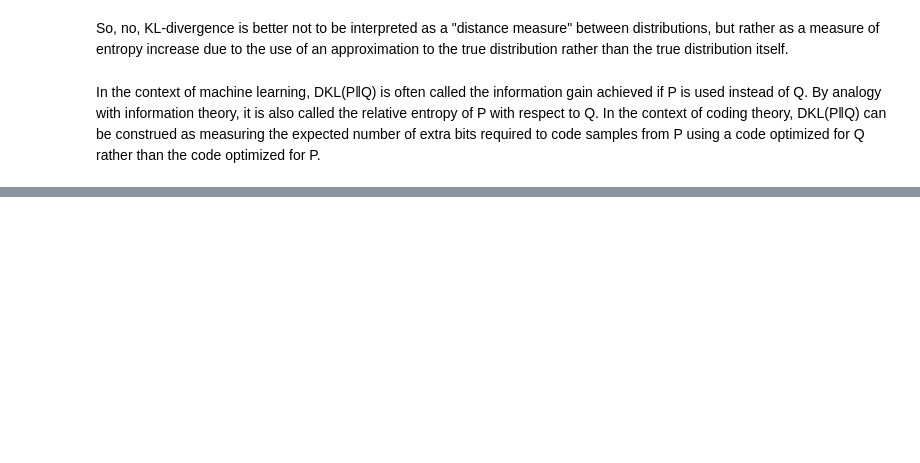
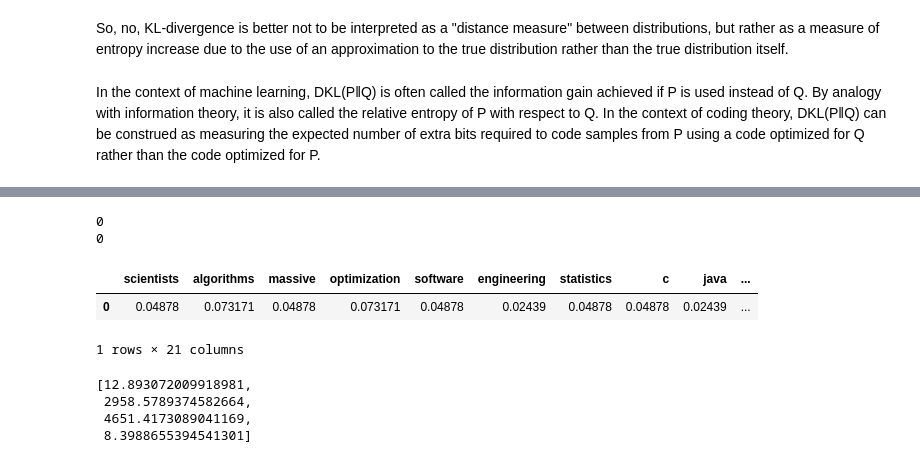
Before and after one commit to david043/Data-Science-Skills-Recommendation, a Jupyter notebook: MVP_Job_Skills.ipynb, the cells around one changed output, grey strips where cells are left out. Drawn from its saved outputs; the diff is of its cells as text; code cells hidden in the pictures; blank space fills up the shorter version.

```diff
--- a/MVP_Job_Skills.ipynb
+++ b/MVP_Job_Skills.ipynb
@@ -358,17 +358,15 @@ print(len(vocab_inter))
 
 # Computes count with relevant vocabulary
 
-tf_vectorizer_2grams = CountVectorizer(strip_accents = 'unicode',
+count_vectorizer_2grams = CountVectorizer(strip_accents = 'unicode',
                                 stop_words = 'english',
                                 vocabulary = vocab_inter, # CONSIDER ONLY RELEVANT VOCABULARY
                                 lowercase = True,
                                 token_pattern = r'\b[a-zA-Z]{1,}\b', # more than 3 characters
                                 ngram_range = (1, 3)
-                                #max_df = 0.5,  # Taken into account previously
-                                #min_df = 50,
                                 )
 
-dtm_tf = tf_vectorizer_2grams.fit_transform(df_raw)
+dtm_tf = count_vectorizer_2grams.fit_transform(df_raw)
 # %% [output]
 3723
 445
@@ -560,0 +607,14 @@ In the context of machine learning, DKL(P‖Q) is often called the information g
+# %%
+def cv_to_cluster_score(cv, lda_clusters):
+    count_vectorizer_2grams = CountVectorizer(strip_accents = 'unicode',
+                                stop_words = 'english',
+                                vocabulary = vocab_inter, # CONSIDER ONLY RELEVANT VOCABULARY
+                                lowercase = True,
+                                token_pattern = r'\b[a-zA-Z]{1,}\b', # more than 3 characters
+                                ngram_range = (1, 3)
+                                )
+
+    words_matrix = count_vectorizer_2grams.fit_transform(cv)
+    return words_matrix
+# %%
+new_mat = cv_to_cluster_score(np.array([to]), 2)
@@ -560,0 +670,11 @@ In the context of machine learning, DKL(P‖Q) is often called the information g
+# %%
+hihi = pd.DataFrame([get_histogram(new_mat, 1)], columns = get_histogram(new_mat, 1).keys())
+hihi = hihi / hihi.sum(axis = 1)[0]
+
+hihi
+# %% [output]
+0
+0
+|  | scientists | algorithms | massive | optimization | software | engineering | statistics | c | java | ... |
+| 0 | 0.04878 | 0.073171 | 0.04878 | 0.073171 | 0.04878 | 0.02439 | 0.04878 | 0.04878 | 0.02439 | ... |
+1 rows × 21 columns
@@ -560,0 +695,7 @@ In the context of machine learning, DKL(P‖Q) is often called the information g
+# %%
+results
+# %% [output]
+[12.893072009918981,
+ 2958.5789374582664,
+ 4651.4173089041169,
+ 8.3988655394541301]
```
Also changed, not shown: parts of 15 cells of this notebook.
